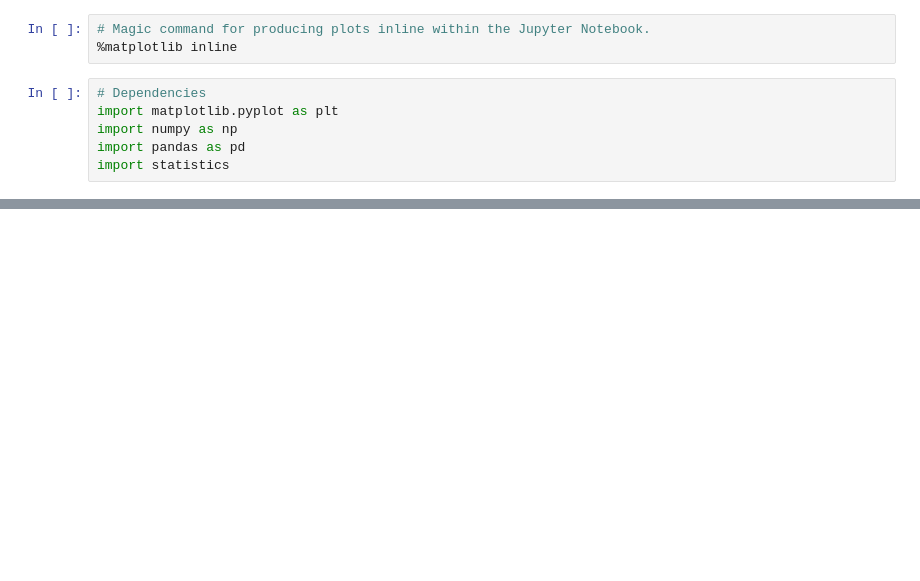
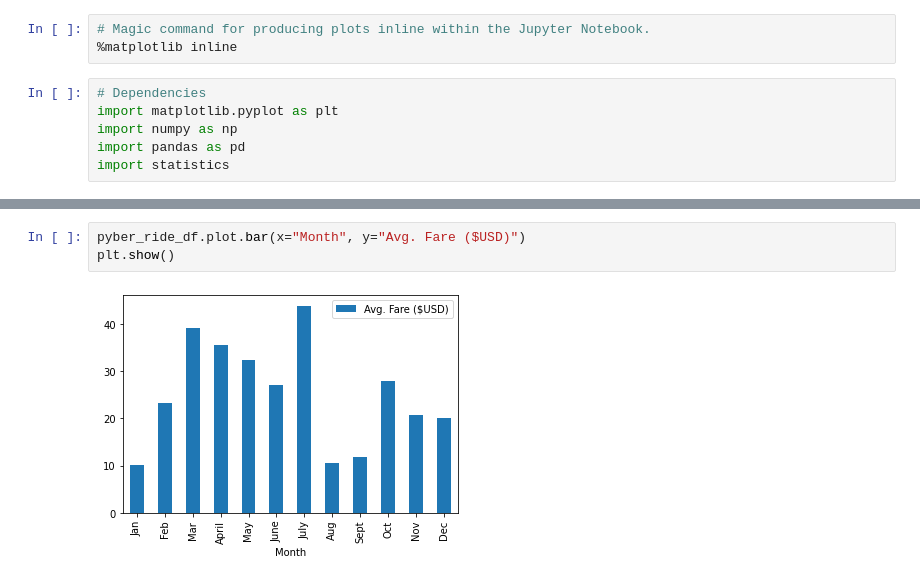
Before and after one commit to MarjorieS81/PyBer_Analysis, a Jupyter notebook: PyBer_ride_data.ipynb, the cells around one changed output, grey strips where cells are left out. Saved outputs shown, nothing was run; the diff lists cells and outputs as text; blank space fills up the shorter version.

```diff
--- a/PyBer_ride_data.ipynb
+++ b/PyBer_ride_data.ipynb
@@ -15,0 +43,5 @@ FileNotFoundError: [Errno 2] File Resources/PyBer_ride_data.csv does not exist:
+# %%
+pyber_ride_df.plot.bar(x="Month", y="Avg. Fare ($USD)")
+plt.show()
+# %% [output]
+[figure, added]
```
Also changed, not shown: parts of 5 cells of this notebook, 1 other file.
